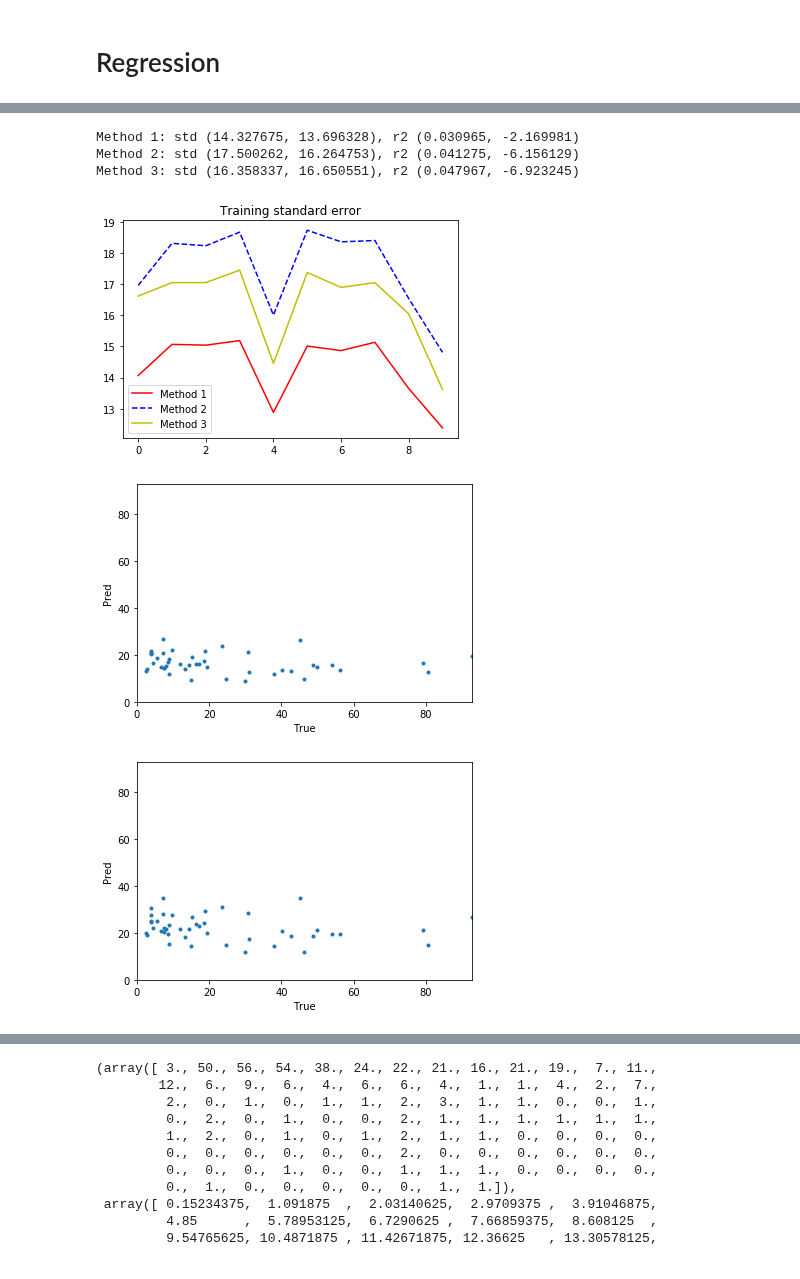
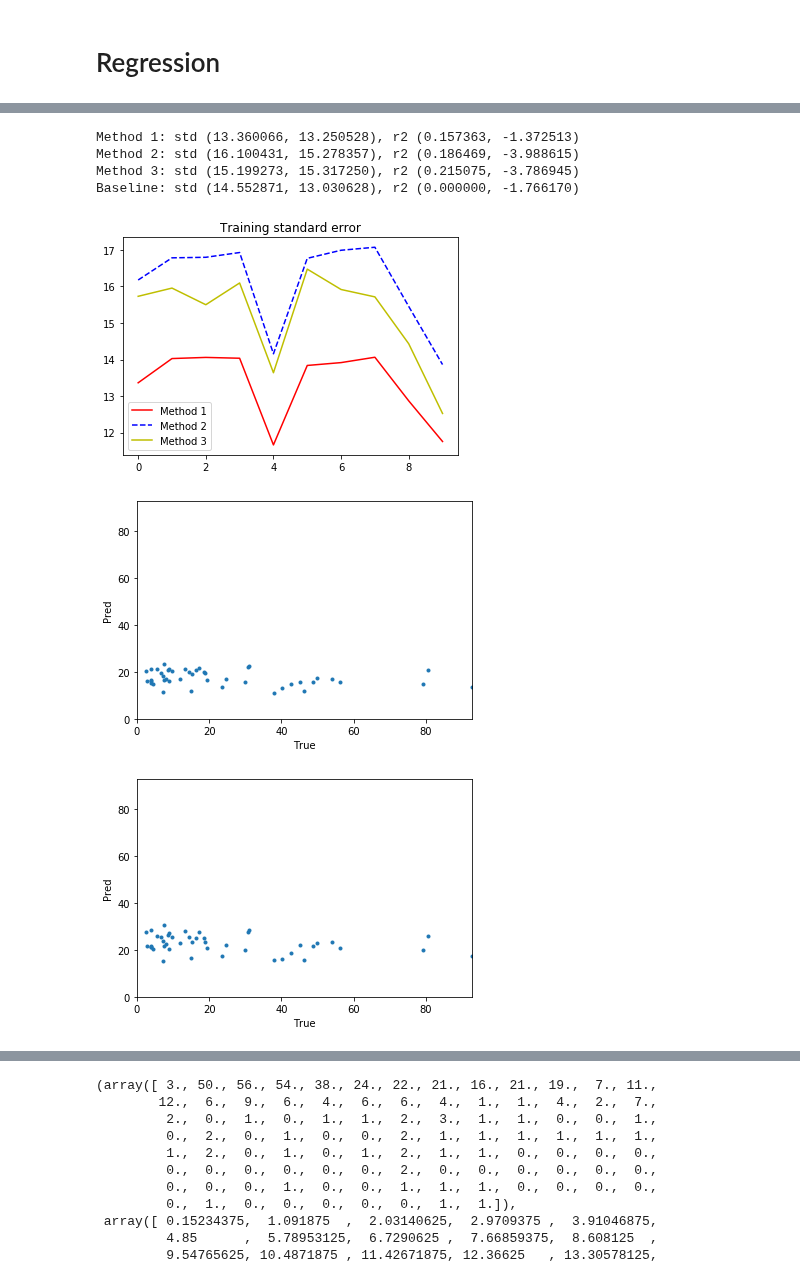
Before and after one commit to hundredball/Math24, a Jupyter notebook: Ginny_ERSP/ERSP_binary_classification.ipynb, the cells around one changed output, grey strips where cells are left out. Saved outputs shown, nothing was run; the diff lists cells and outputs as text; code cells hidden in the pictures.

Commit message:
Add mynet for PCA of ERSP as input

```diff
--- a/Ginny_ERSP/ERSP_binary_classification.ipynb
+++ b/Ginny_ERSP/ERSP_binary_classification.ipynb
@@ -341,7 +341,7 @@ def plot_scatter(true, pred):
 
 def regression(X_train, Y_train, X_test, Y_test, regressor):
 
-    regressor.fit(X_train,Y_train)
+    results = regressor.fit(X_train,Y_train)
     pred_train = regressor.predict(X_train)
     pred_test = regressor.predict(X_test)
 
@@ -350,30 +350,40 @@ def regression(X_train, Y_train, X_test, Y_test, regressor):
     train_r2 = r2_score(Y_train, pred_train)
     test_r2 = r2_score(Y_test, pred_test)
 
-    return train_std, test_std, train_r2, test_r2, pred_train, pred_test
+    return results, train_std, test_std, train_r2, test_r2, pred_train, pred_test
 # %%
-num_fold = 10
+num_fold = ERSP_all.shape[0]
 train_std = np.zeros((num_fold, 3))
 test_std = np.zeros((num_fold, 3))
 train_r2 = np.zeros((num_fold, 3))
 test_r2 = np.zeros((num_fold, 3))
-kf = KFold(n_splits=num_fold)
+train_base = np.zeros(num_fold)
+test_base = np.zeros(num_fold)
+train_base_r2 = np.zeros(num_fold)
+test_base_r2 = np.zeros(num_fold)
+
+pred_Y = np.zeros(num_fold)
+
+kf = LeaveOneOut()
+#kf = KFold(n_splits=num_fold)
 method = 2
 select = []
 
 for i, (train_index, test_index) in enumerate(kf.split(ERSP_all)):
     print('---Iteration %d---\n'%(i))
+    print(test_index)
 
     # Standardize data
     X_all, Y = preprocessing.standardize(ERSP_all, tmp_all, train_indices=train_index)
 
-    '''
     # Select correlated ERSP
     X_all, select_indices = preprocessing.select_correlated_ERSP(X_all, Y, threshold_corr=0.75, train_indices=train_index)
     select.append(select_indices)
-    '''
+
     # Flatten X_all
     X_all = X_all.reshape((X_all.shape[0],-1))
+
+    #X_all = preprocessing.bandpower(X_all, freqs, 5, 15)
 
     # Split data
     X_train, X_test = X_all[train_index, :], X_all[test_index, :]
@@ -392,25 +402,32 @@ for i, (train_index, test_index) in enumerate(kf.split(ERSP_all)):
     #rgr = svm.SVR()
     #rgr = Ridge(alpha=1)
     rgr = LinearRegression()
-    train_std[i,0], test_std[i,0], train_r2[i,0], test_r2[i,0], pred_train1, pred_test1 = regression(\
+    results, train_std[i,0], test_std[i,0], train_r2[i,0], test_r2[i,0], pred_train1, pred_test1 = regression(\
         X_train, Y_train, X_test, Y_test, rgr)
     print('Method 1: %f | %f\n'%(train_std[i,0], test_std[i,0]))
+    pred_Y[i] = pred_test1
 
+    '''
     # 2. Undersampling -> Regression
     new_X_train, new_Y_train = sampling.undersampling(X_train, Y_train)
-    train_std[i,1], test_std[i,1], train_r2[i,1], test_r2[i,1], _, _ = regression(\
+    _, train_std[i,1], test_std[i,1], train_r2[i,1], test_r2[i,1], _, _ = regression(\
         new_X_train, new_Y_train, X_test, Y_test, rgr)
     print('Method 2: %f | %f\n'%(train_std[i,1], test_std[i,1]))
 
     # 3. SMOTE -> Regression
     new_X_train, new_Y_train = sampling.SMOTER(X_train, Y_train)
-    train_std[i,2], test_std[i,2], train_r2[i,2], test_r2[i,2], pred_train2, pred_test2 = regression(\
+    _, train_std[i,2], test_std[i,2], train_r2[i,2], test_r2[i,2], pred_train2, pred_test2 = regression(\
         new_X_train, new_Y_train, X_test, Y_test, rgr)
     print('Method 3: %f | %f\n'%(train_std[i,2], test_std[i,2]))
+    '''
 
     train_baseline = np.array([np.mean(Y_train)]*Y_train.shape[0])
     test_baseline = np.array([np.mean(Y_train)]*Y_test.shape[0])
     print('Baseline: %f | %f\n'%(standard_error(train_baseline, Y_train), standard_error(test_baseline, Y_test)))
+    train_base[i] = standard_error(train_baseline, Y_train)
+    test_base[i] = standard_error(test_baseline, Y_test)
+    train_base_r2[i] = r2_score(Y_train, train_baseline)
+    test_base_r2[i] = r2_score(Y_test, test_baseline)
 # %% [output]
 ---Iteration 0---
 
@@ -432,23 +561,27 @@ Baseline: 12.645668 | 26.761971
 # %%
 # Plot result
 iterations = list(range(num_fold))
 plt.plot(iterations, train_std[:,0], 'r-', iterations, train_std[:,1], 'b--', iterations, train_std[:,2], 'y-')
 plt.legend(('Method 1', 'Method 2', 'Method 3'))
 plt.title('Training standard error')
 
 for i in range(3):
     print('Method %d: std (%f, %f), r2 (%f, %f)'%(i+1, \
         np.mean(train_std[:,i]), np.mean(test_std[:,i]), np.mean(train_r2[:,i]), np.mean(test_r2[:,i])))
+
+print('Baseline: std (%f, %f), r2 (%f, %f)'%(np.mean(train_base), np.mean(test_base), np.mean(train_base_r2)
+                                            , np.mean(test_base_r2)))
 # %% [output]
-Method 1: std (14.327675, 13.696328), r2 (0.030965, -2.169981)
-Method 2: std (17.500262, 16.264753), r2 (0.041275, -6.156129)
-Method 3: std (16.358337, 16.650551), r2 (0.047967, -6.923245)
+Method 1: std (13.360066, 13.250528), r2 (0.157363, -1.372513)
+Method 2: std (16.100431, 15.278357), r2 (0.186469, -3.988615)
+Method 3: std (15.199273, 15.317250), r2 (0.215075, -3.786945)
+Baseline: std (14.552871, 13.030628), r2 (0.000000, -1.766170)
-[figure, old version]
+[figure, new version]
 # %%
 plot_scatter(Y_test, pred_test1)
 # %% [output]
-[figure, old version]
+[figure, new version]
 # %%
 plot_scatter(Y_test, pred_test2)
 # %% [output]
-[figure, old version]
+[figure, new version]
```
Also changed, not shown: parts of 3 cells of this notebook, 4 other files.
